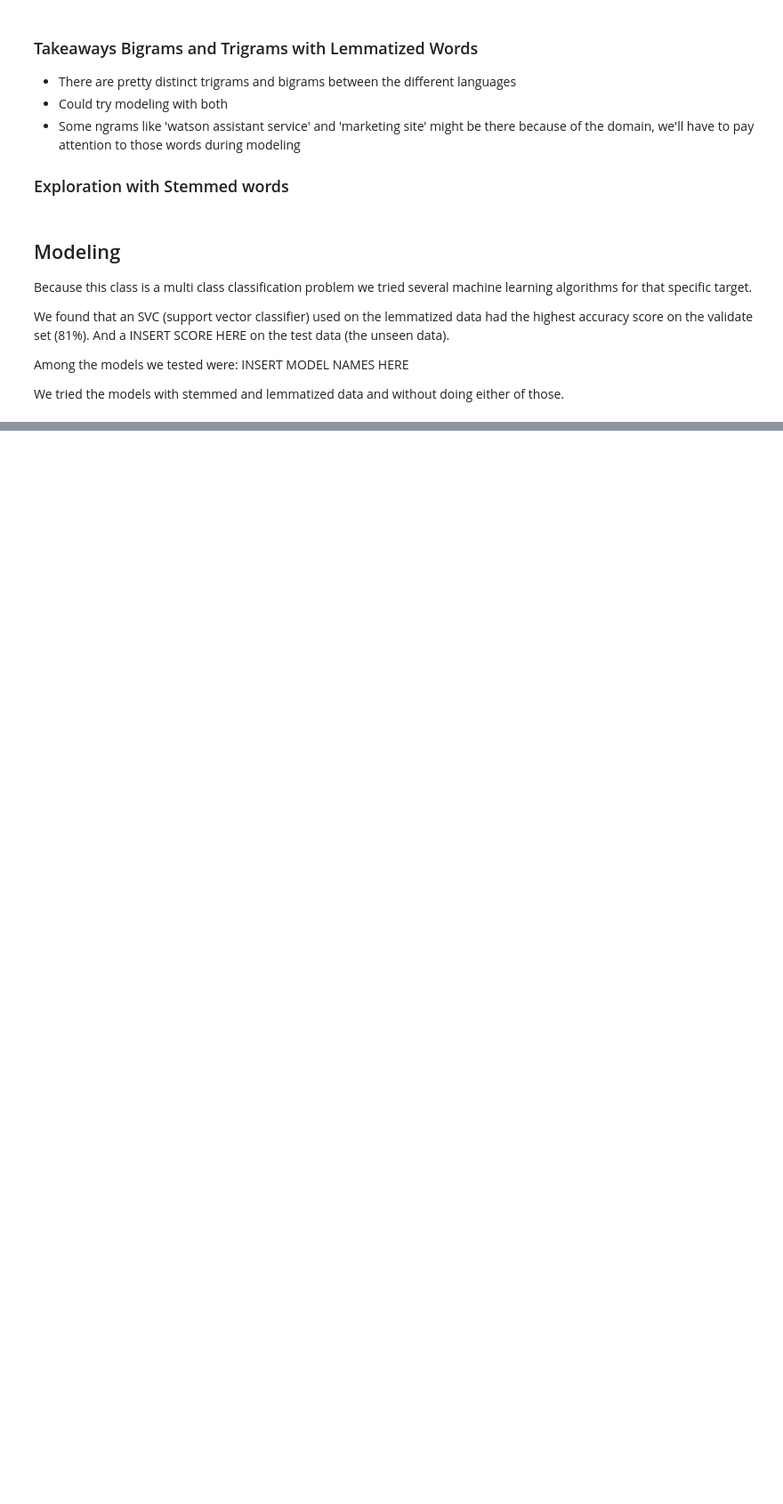
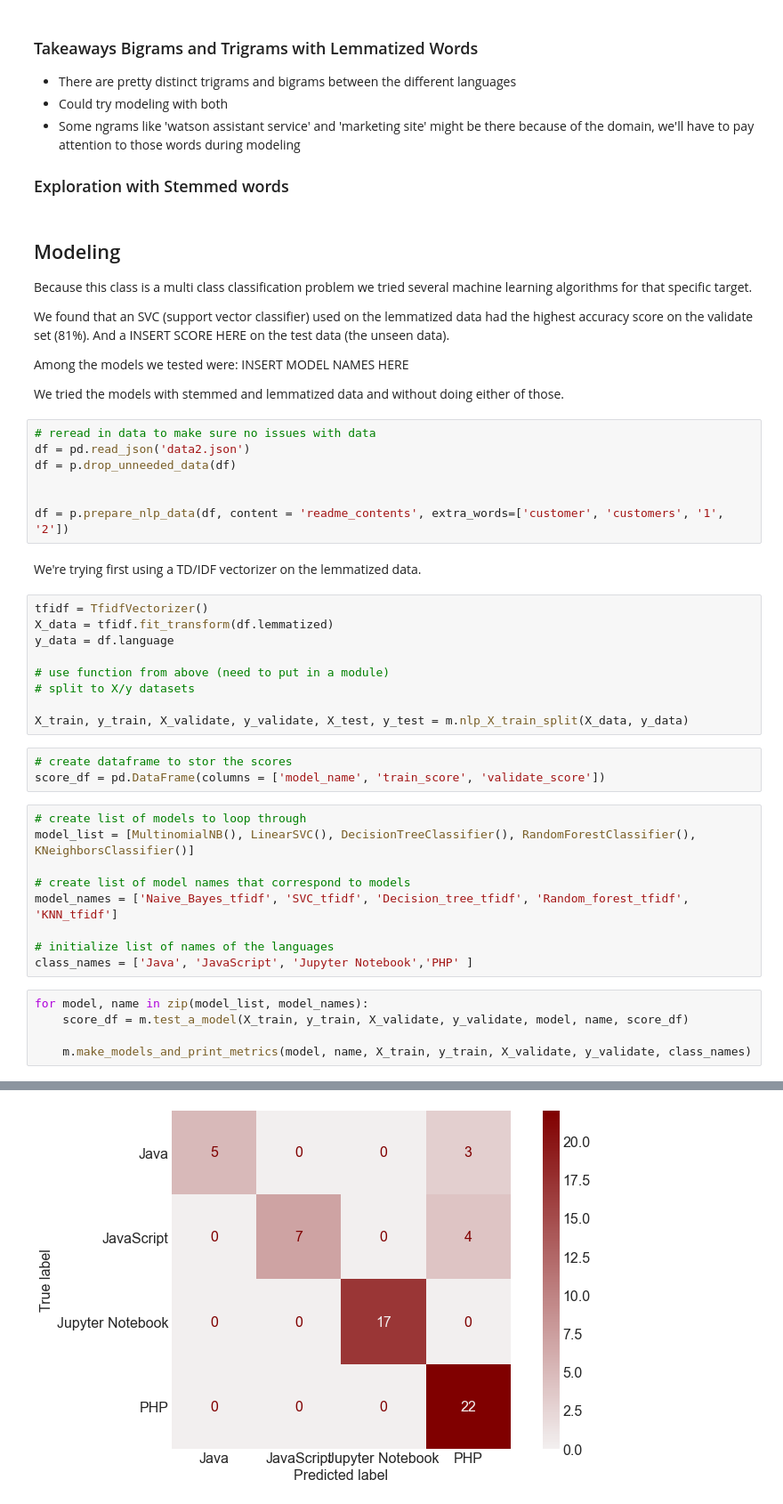
Before and after one commit to heather-desiree-carl-NLP-project/NLP-group-project, a Jupyter notebook: project_final_notebook.ipynb, the cells around one changed output, grey strips where cells are left out. Shown at 89% size. Saved outputs shown, nothing was run; the diff lists cells and outputs as text; blank space fills up the shorter version.

Commit message:
commit after modeling work

```diff
--- a/project_final_notebook.ipynb
+++ b/project_final_notebook.ipynb
@@ -237,3 +241,39 @@ We found that an SVC (support vector classifier) used on the lemmatized data had
 Among the models we tested were: INSERT MODEL NAMES HERE
 
 We tried the models with stemmed and lemmatized data and without doing either of those.
+# %%
+# reread in data to make sure no issues with data
+df = pd.read_json('data2.json')
+df = p.drop_unneeded_data(df)
+
+
+df = p.prepare_nlp_data(df, content = 'readme_contents', extra_words=['customer', 'customers', '1', '2'])
+# %% [markdown]
+We're trying first using a TD/IDF vectorizer on the lemmatized data.
+# %%
+tfidf = TfidfVectorizer()
+X_data = tfidf.fit_transform(df.lemmatized)
+y_data = df.language
+
+# use function from above (need to put in a module)
+# split to X/y datasets
+
+X_train, y_train, X_validate, y_validate, X_test, y_test = m.nlp_X_train_split(X_data, y_data)
+# %%
+# create dataframe to stor the scores
+score_df = pd.DataFrame(columns = ['model_name', 'train_score', 'validate_score'])
+# %%
+# create list of models to loop through
+model_list = [MultinomialNB(), LinearSVC(), DecisionTreeClassifier(), RandomForestClassifier(), KNeighborsClassifier()]
+
+# create list of model names that correspond to models
+model_names = ['Naive_Bayes_tfidf', 'SVC_tfidf', 'Decision_tree_tfidf', 'Random_forest_tfidf', 'KNN_tfidf']
+
+# initialize list of names of the languages
+class_names = ['Java', 'JavaScript', 'Jupyter Notebook','PHP' ]
+# %%
+for model, name in zip(model_list, model_names):
+    score_df = m.test_a_model(X_train, y_train, X_validate, y_validate, model, name, score_df)
+
+    m.make_models_and_print_metrics(model, name, X_train, y_train, X_validate, y_validate, class_names)
+# %% [output]
@@ -239,0 +293 @@ We tried the models with stemmed and lemmatized data and without doing either of
+[figure, added]
```
Also changed, not shown: parts of 19 cells of this notebook.
